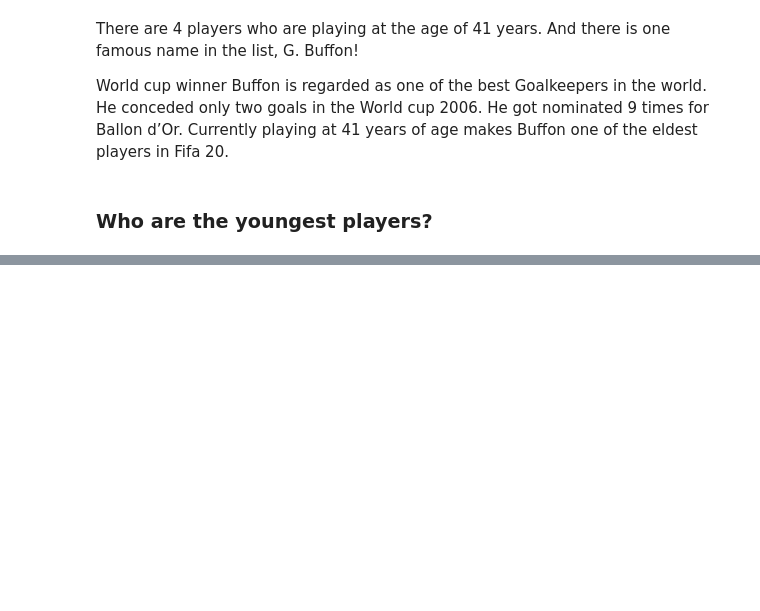
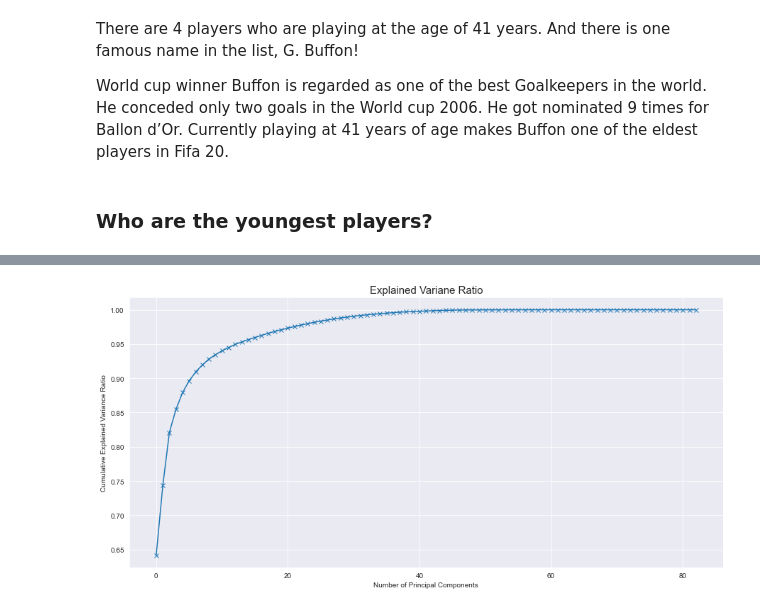
Before and after one commit to mdushetwar/Fifa-Players--EDA-Clustering, a Jupyter notebook: PRCP-1004-Fifa20.ipynb, the cells around one changed output, grey strips where cells are left out. Drawn from its saved outputs; the diff is of its cells as text; code cells hidden in the pictures; blank space fills up the shorter version.

```diff
--- a/PRCP-1004-Fifa20.ipynb
+++ b/PRCP-1004-Fifa20.ipynb
@@ -407,0 +514,4 @@ players[players['age']==players.age.min()]
+# %%
+from sklearn.preprocessing import StandardScaler
+scaler=StandardScaler()
+fifa_scaled=scaler.fit_transform(fifa_num_imputed)
@@ -407,0 +520,12 @@ players[players['age']==players.age.min()]
+# %%
+from sklearn.decomposition import PCA
+pca=PCA()
+fifa_pca=pca.fit_transform(fifa_scaled)
+# %%
+plt.figure(figsize=(15,7))
+plt.plot(pca.explained_variance_ratio_.cumsum(), marker='x')
+plt.xlabel('Number of Principal Components')
+plt.ylabel('Cumulative Explained Variance Ratio')
+plt.title('Explained Variane Ratio'.title(), fontsize=15);
+# %% [output]
+[figure, added]
```
Also changed, not shown: parts of 30 cells of this notebook.
